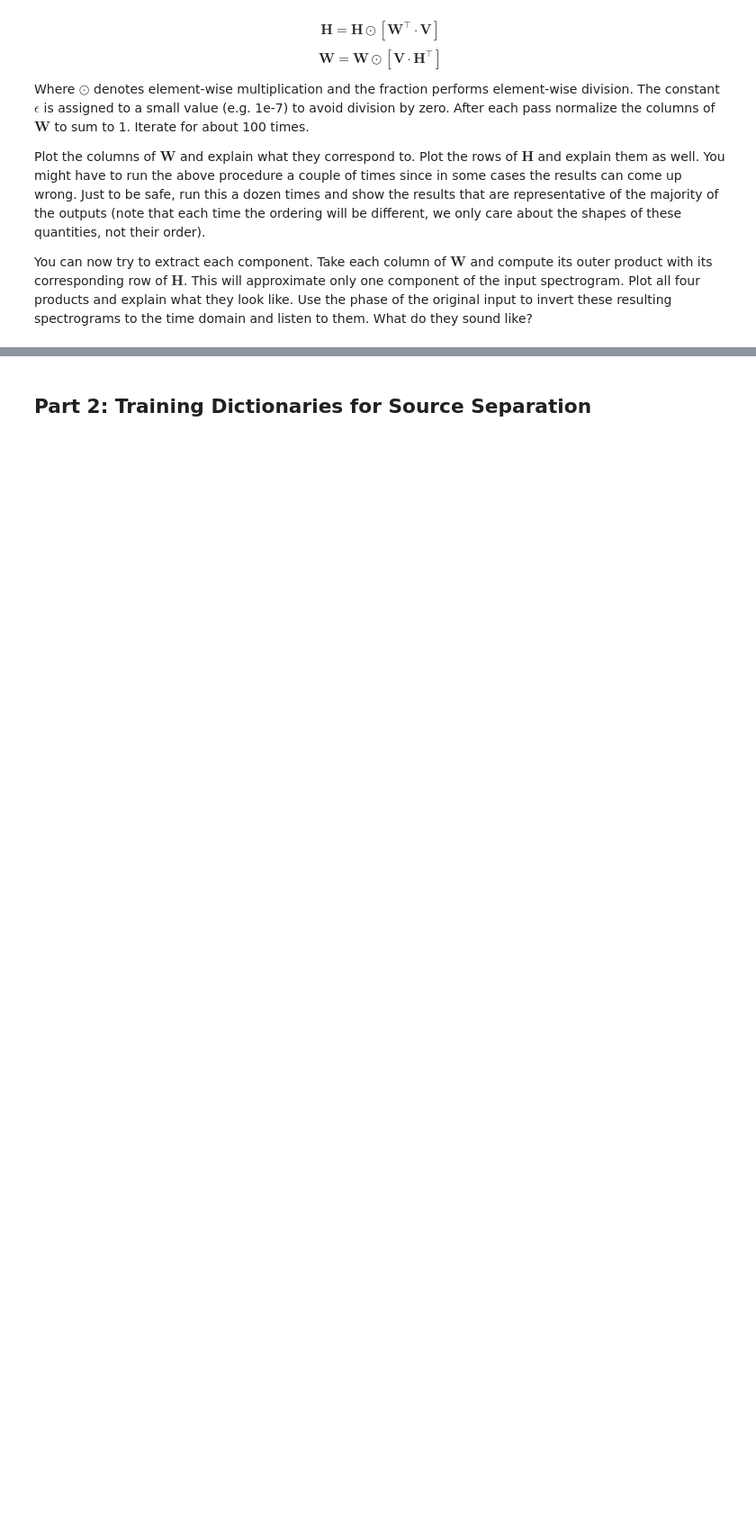
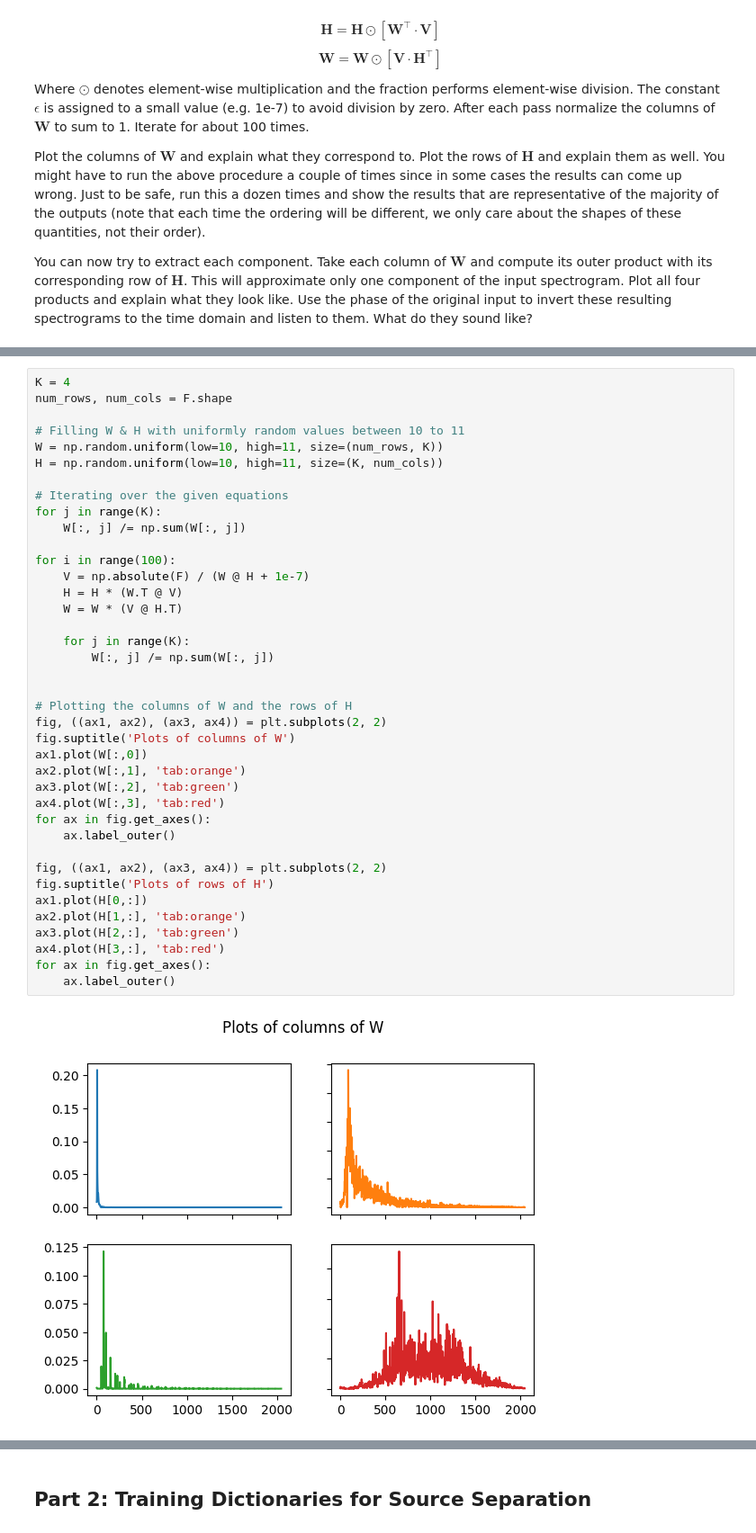
Before and after one commit to aditk3/CS448-Labs, a Jupyter notebook: Lab 10/Lab 10 - Spectral Factorizations.ipynb, the cells around one changed output, grey strips where cells are left out. Shown at 90% size. Saved outputs shown, nothing was run; the diff lists cells and outputs as text; blank space fills up the shorter version.

```diff
--- a/Lab 10/Lab 10 - Spectral Factorizations.ipynb
+++ b/Lab 10/Lab 10 - Spectral Factorizations.ipynb
@@ -126,0 +126,41 @@ plot_spectrogram(F, DFT_SIZE, HOP_SIZE, ZERO_PAD, fs, title="80s-hi.wav Spectrog
+# %%
+K = 4
+num_rows, num_cols = F.shape
+
+# Filling W & H with uniformly random values between 10 to 11
+W = np.random.uniform(low=10, high=11, size=(num_rows, K))
+H = np.random.uniform(low=10, high=11, size=(K, num_cols))
+
+# Iterating over the given equations
+for j in range(K):
+    W[:, j] /= np.sum(W[:, j])
+
+for i in range(100):
+    V = np.absolute(F) / (W @ H + 1e-7)
+    H = H * (W.T @ V)
+    W = W * (V @ H.T)
+
+    for j in range(K):
+        W[:, j] /= np.sum(W[:, j])
+
+
+# Plotting the columns of W and the rows of H
+fig, ((ax1, ax2), (ax3, ax4)) = plt.subplots(2, 2)
+fig.suptitle('Plots of columns of W')
+ax1.plot(W[:,0])
+ax2.plot(W[:,1], 'tab:orange')
+ax3.plot(W[:,2], 'tab:green')
+ax4.plot(W[:,3], 'tab:red')
+for ax in fig.get_axes():
+    ax.label_outer()
+
+fig, ((ax1, ax2), (ax3, ax4)) = plt.subplots(2, 2)
+fig.suptitle('Plots of rows of H')
+ax1.plot(H[0,:])
+ax2.plot(H[1,:], 'tab:orange')
+ax3.plot(H[2,:], 'tab:green')
+ax4.plot(H[3,:], 'tab:red')
+for ax in fig.get_axes():
+    ax.label_outer()
+# %% [output]
+[figure, added]
```
Also changed, not shown: parts of 8 cells of this notebook.
